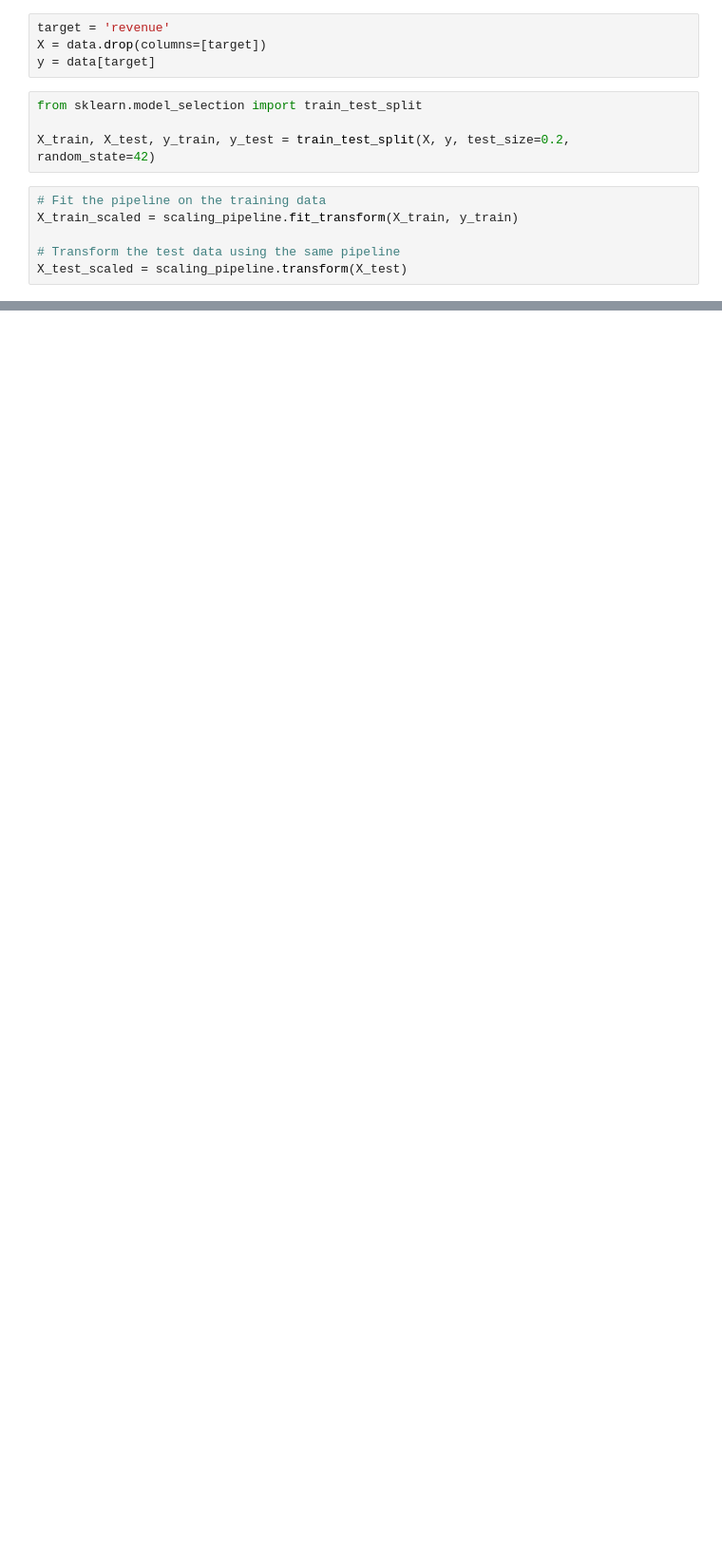
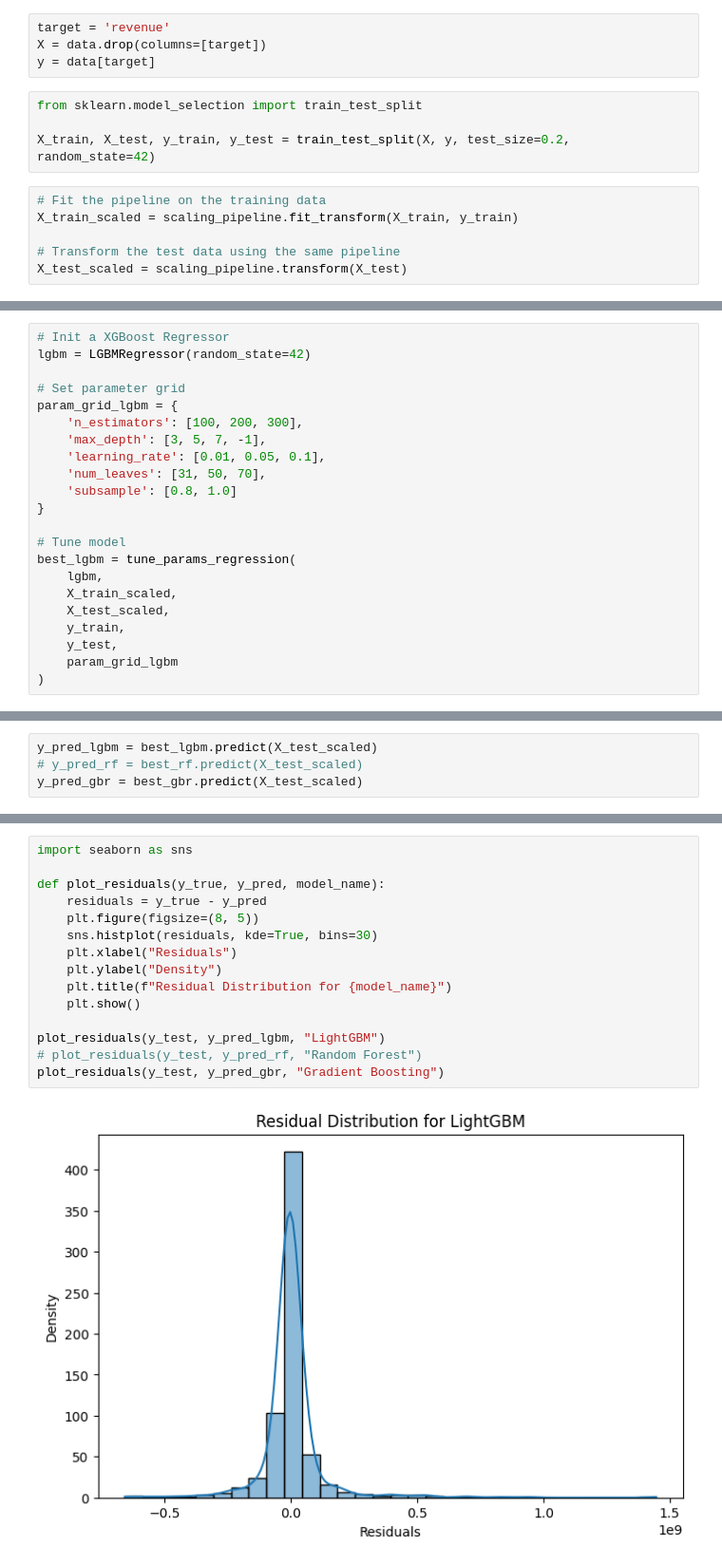
Before and after one commit to JustaKris/Are-You-Not-Entertained, a Jupyter notebook: notebooks/03_movies_data_modeling_prep.ipynb, the cells around one changed output, grey strips where cells are left out. Shown: that part at 95% size. Drawn from its saved outputs; the diff is of its cells as text; blank space fills up the shorter version.

```diff
--- a/notebooks/03_movies_data_modeling_prep.ipynb
+++ b/notebooks/03_movies_data_modeling_prep.ipynb
@@ -335,0 +438,22 @@ Random Forest Regressor:
+# %%
+# Init a XGBoost Regressor
+lgbm = LGBMRegressor(random_state=42)
+
+# Set parameter grid
+param_grid_lgbm = {
+    'n_estimators': [100, 200, 300],
+    'max_depth': [3, 5, 7, -1],
+    'learning_rate': [0.01, 0.05, 0.1],
+    'num_leaves': [31, 50, 70],
+    'subsample': [0.8, 1.0]
+}
+
+# Tune model
+best_lgbm = tune_params_regression(
+    lgbm,
+    X_train_scaled,
+    X_test_scaled,
+    y_train,
+    y_test,
+    param_grid_lgbm
+)
@@ -335,0 +502,4 @@ Random Forest Regressor:
+# %%
+y_pred_lgbm = best_lgbm.predict(X_test_scaled)
+# y_pred_rf = best_rf.predict(X_test_scaled)
+y_pred_gbr = best_gbr.predict(X_test_scaled)
@@ -335,0 +531,17 @@ Random Forest Regressor:
+# %%
+import seaborn as sns
+
+def plot_residuals(y_true, y_pred, model_name):
+    residuals = y_true - y_pred
+    plt.figure(figsize=(8, 5))
+    sns.histplot(residuals, kde=True, bins=30)
+    plt.xlabel("Residuals")
+    plt.ylabel("Density")
+    plt.title(f"Residual Distribution for {model_name}")
+    plt.show()
+
+plot_residuals(y_test, y_pred_lgbm, "LightGBM")
+# plot_residuals(y_test, y_pred_rf, "Random Forest")
+plot_residuals(y_test, y_pred_gbr, "Gradient Boosting")
+# %% [output]
+[figure, added]
```
Also changed, not shown: parts of 24 cells of this notebook, 1 other file.
